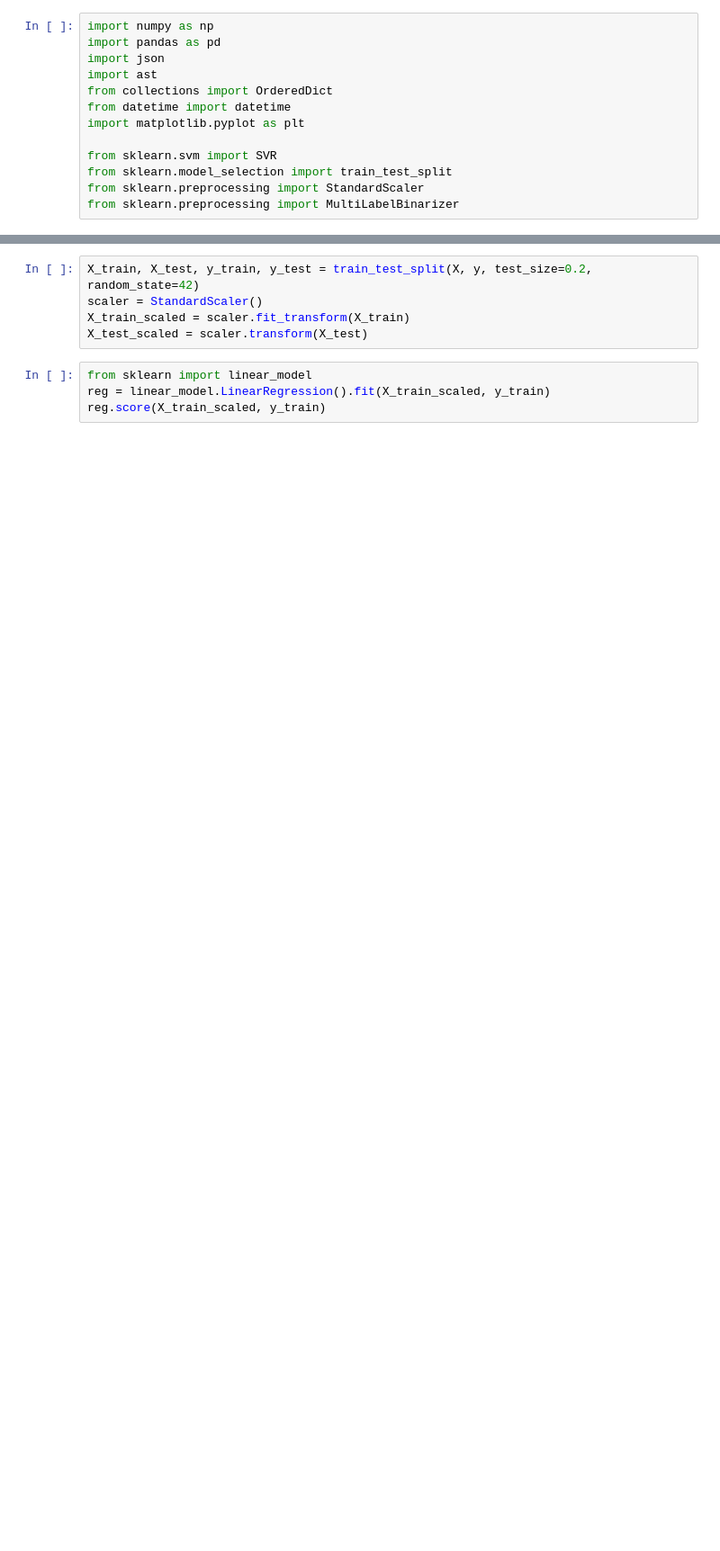
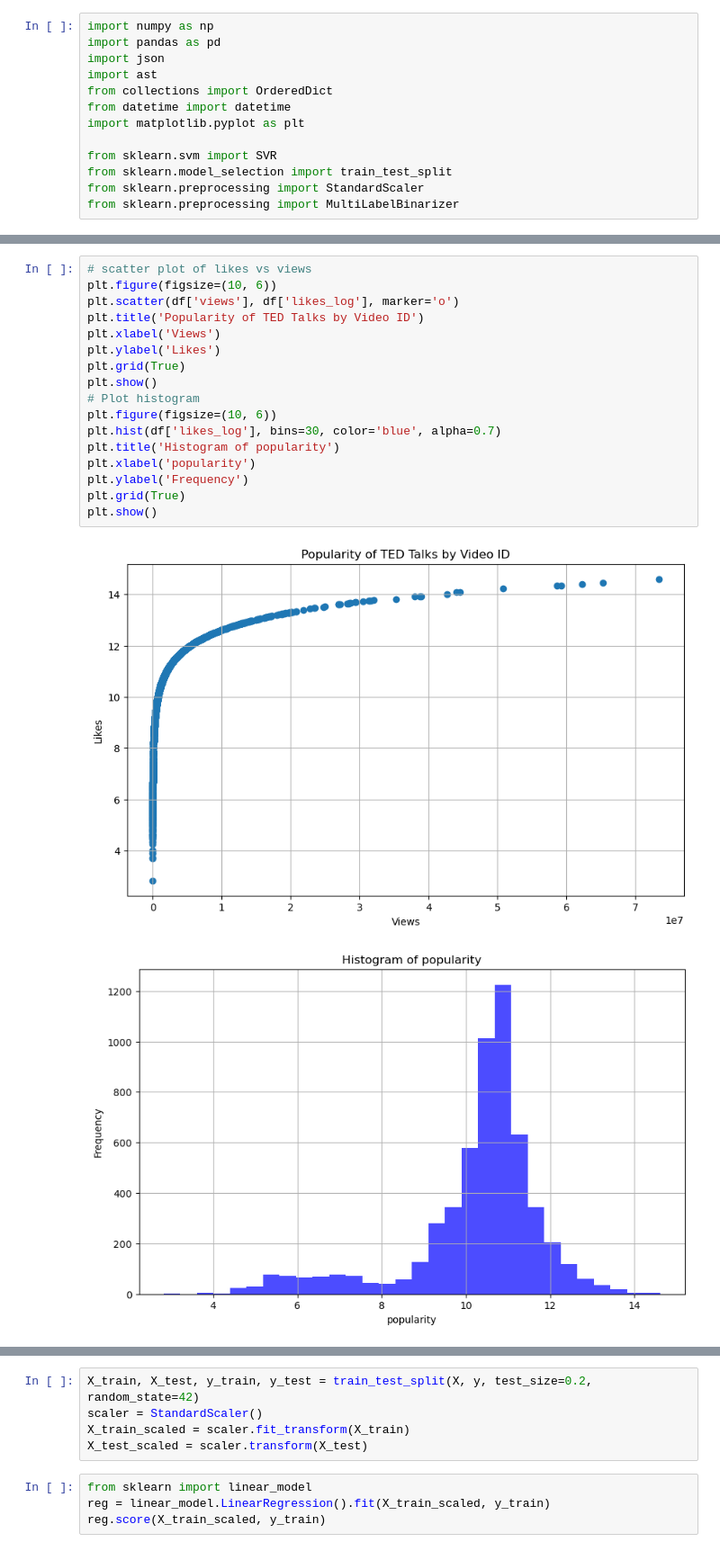
Before and after one commit to kwonionsoup/TedTalk-Popularity-Prediction, a Jupyter notebook: svr/SVR_ChristinesVersion.ipynb, the cells around one changed output, grey strips where cells are left out. Shown at 90% size. Saved outputs shown, nothing was run; the diff lists cells and outputs as text; blank space fills up the shorter version.

```diff
--- a/svr/SVR_ChristinesVersion.ipynb
+++ b/svr/SVR_ChristinesVersion.ipynb
@@ -139 +31,21 @@ print(unique_emotions)
+# %%
+# scatter plot of likes vs views
+plt.figure(figsize=(10, 6))
+plt.scatter(df['views'], df['likes_log'], marker='o')
+plt.title('Popularity of TED Talks by Video ID')
+plt.xlabel('Views')
+plt.ylabel('Likes')
+plt.grid(True)
+plt.show()
+# Plot histogram
+plt.figure(figsize=(10, 6))
+plt.hist(df['likes_log'], bins=30, color='blue', alpha=0.7)
+plt.title('Histogram of popularity')
+plt.xlabel('popularity')
+plt.ylabel('Frequency')
+plt.grid(True)
+plt.show()
+# %% [output]
+[figure, added]
+[figure, added]
 # %%
```
Also changed, not shown: parts of 29 cells of this notebook, 1 other file.
